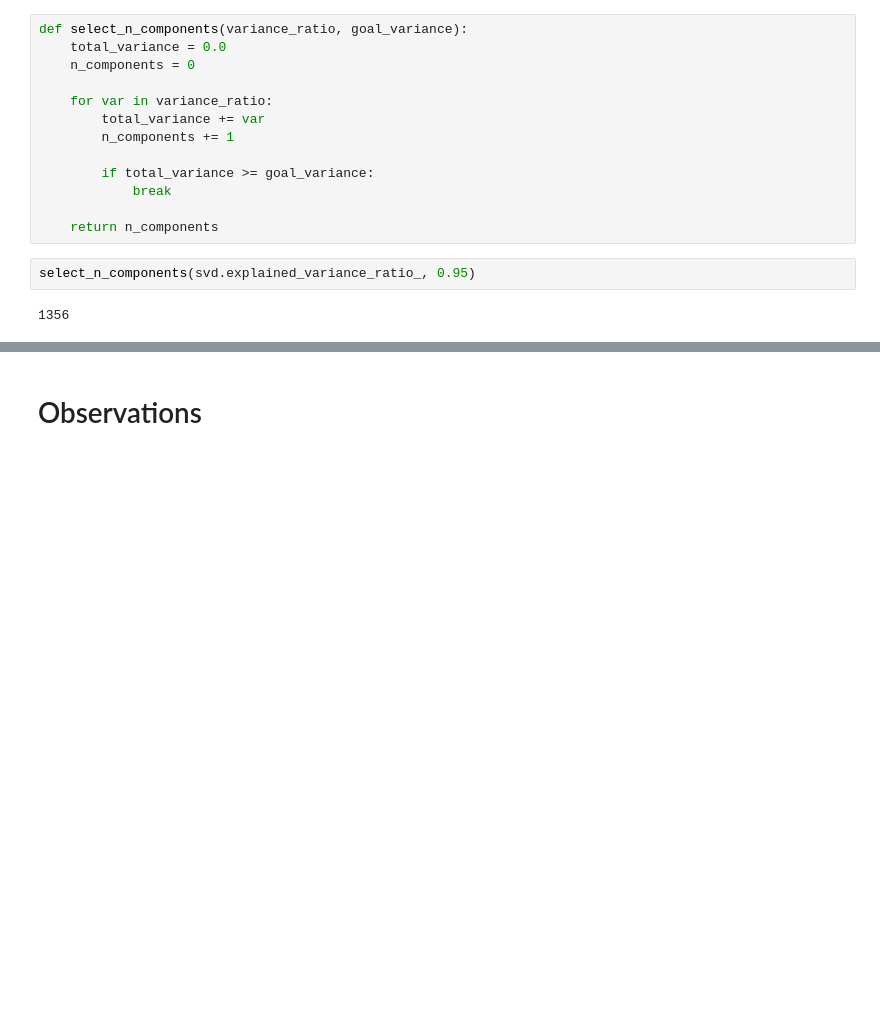
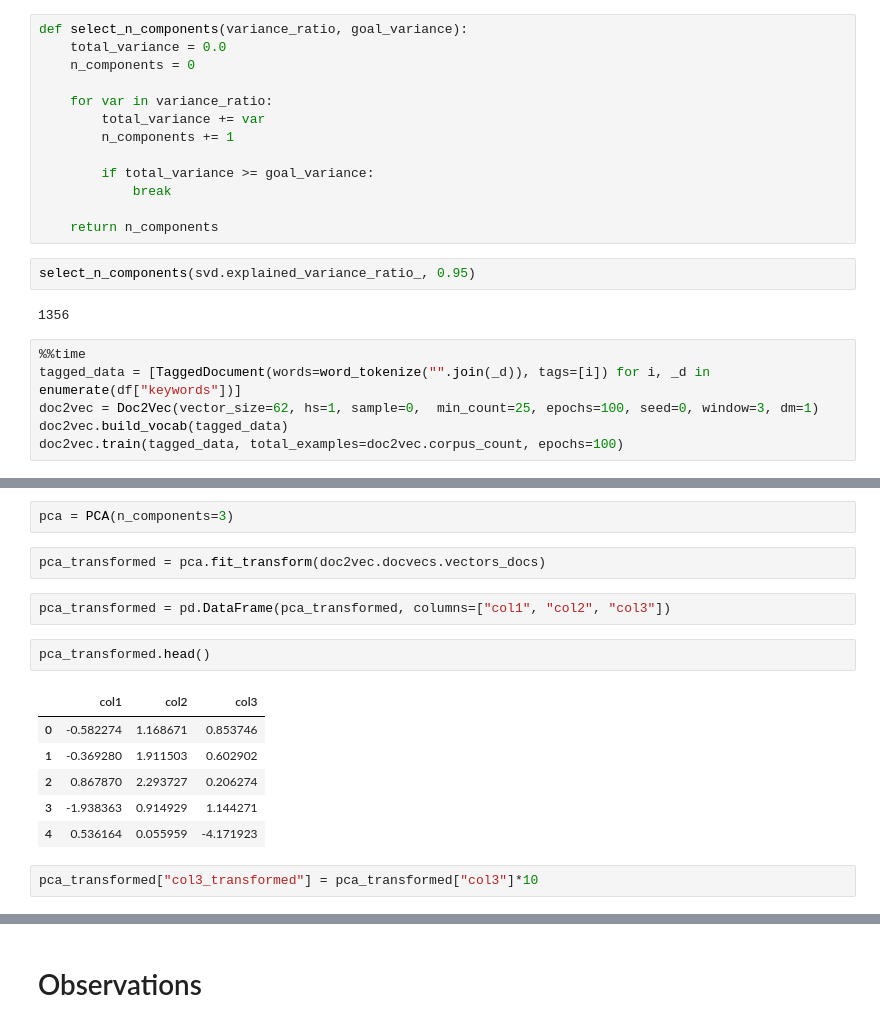
Before and after one commit to dhairyasheelsutar/Document-Information-Retrieval, a Jupyter notebook: EDA.ipynb, the cells around one changed output, grey strips where cells are left out. Cells and saved outputs as stored; diff of their text form; blank space fills up the shorter version.

```diff
--- a/EDA.ipynb
+++ b/EDA.ipynb
@@ -195,3 +206,9 @@ def select_n_components(variance_ratio, goal_variance):
 select_n_components(svd.explained_variance_ratio_, 0.95)
 # %% [output]
 1356
+# %%
+%%time
+tagged_data = [TaggedDocument(words=word_tokenize("".join(_d)), tags=[i]) for i, _d in enumerate(df["keywords"])]
+doc2vec = Doc2Vec(vector_size=62, hs=1, sample=0,  min_count=25, epochs=100, seed=0, window=3, dm=1)
+doc2vec.build_vocab(tagged_data)
+doc2vec.train(tagged_data, total_examples=doc2vec.corpus_count, epochs=100)
@@ -197,0 +218,17 @@ select_n_components(svd.explained_variance_ratio_, 0.95)
+# %%
+pca = PCA(n_components=3)
+# %%
+pca_transformed = pca.fit_transform(doc2vec.docvecs.vectors_docs)
+# %%
+pca_transformed = pd.DataFrame(pca_transformed, columns=["col1", "col2", "col3"])
+# %%
+pca_transformed.head()
+# %% [output]
+|  | col1 | col2 | col3 |
+| 0 | -0.582274 | 1.168671 | 0.853746 |
+| 1 | -0.369280 | 1.911503 | 0.602902 |
+| 2 | 0.867870 | 2.293727 | 0.206274 |
+| 3 | -1.938363 | 0.914929 | 1.144271 |
+| 4 | 0.536164 | 0.055959 | -4.171923 |
+# %%
+pca_transformed["col3_transformed"] = pca_transformed["col3"]*10
```
Also changed, not shown: parts of 21 cells of this notebook, 1 other file.
